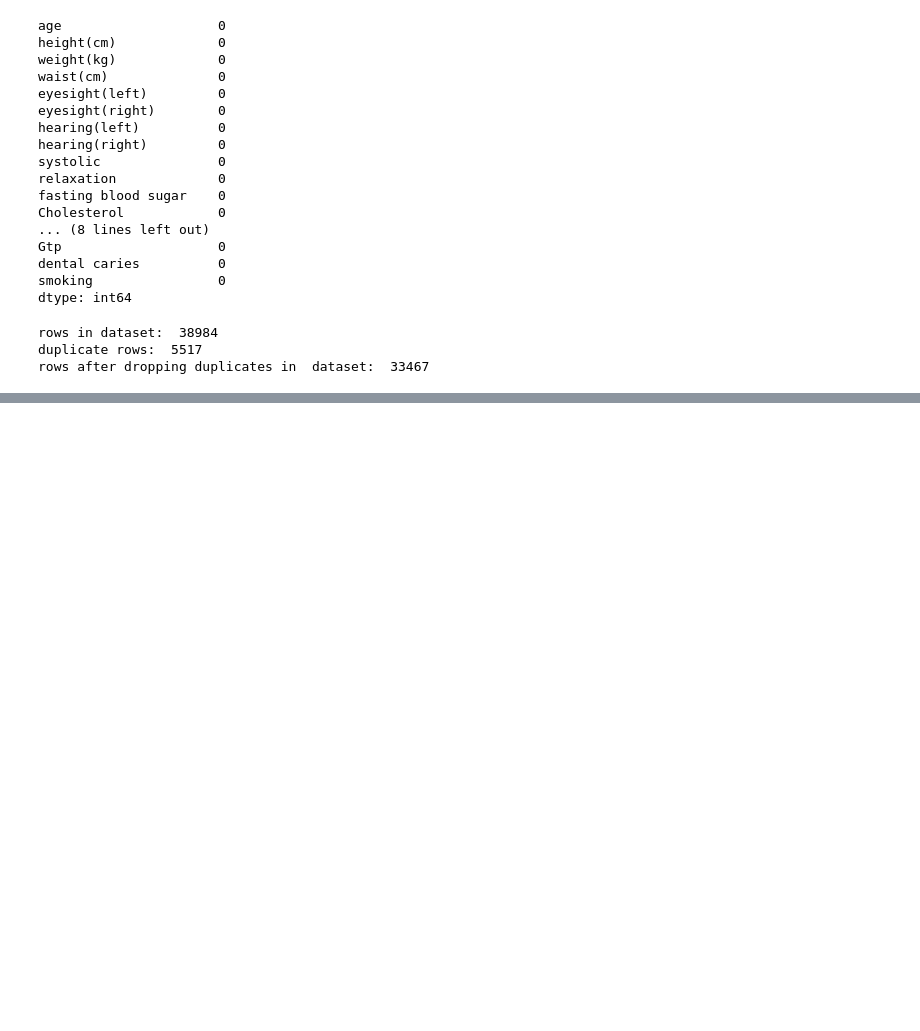
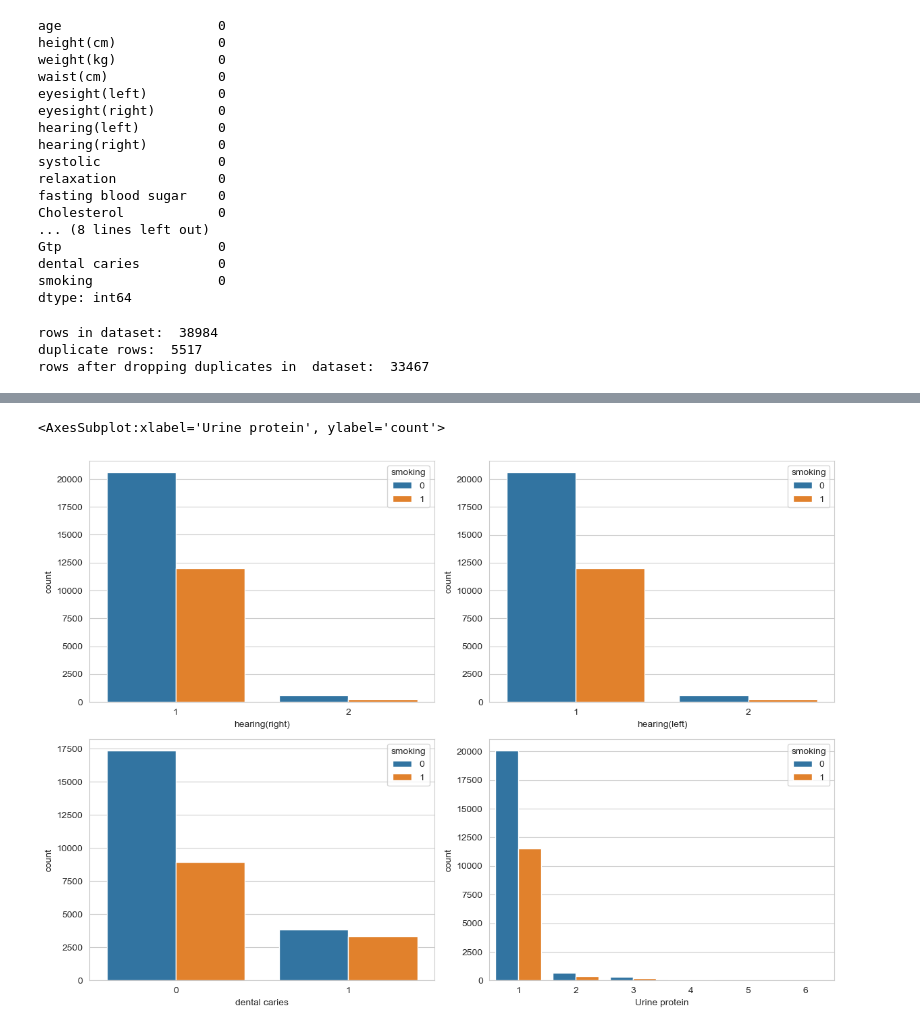
Before and after one commit to ironbongjr/data-mining-project, a Jupyter notebook: dm_proj.ipynb, the cells around one changed output, grey strips where cells are left out. Drawn from its saved outputs; the diff is of its cells as text; code cells hidden in the pictures; blank space fills up the shorter version.

Commit message:
data exploration and correlation analysis

```diff
--- a/dm_proj.ipynb
+++ b/dm_proj.ipynb
@@ -6,5 +7,5 @@ import matplotlib.pyplot as plt
 # %%
-df = pd.read_csv("C:/Users/ariji/Documents/college/data mining/project/archive/train_dataset.csv")
+df = pd.read_csv("./archive/train_dataset.csv")
 # %%
 df.head().style.background_gradient(cmap="summer")
 # %% [output]
@@ -53,0 +60,18 @@ s = sns.heatmap(corr, annot=True, fmt=".1f",cmap="crest")
+# %%
+plt.figure(figsize=(12,8))
+
+plt.subplot(2,2,1)
+sns.countplot(data=df1,x="hearing(right)",hue='smoking')
+
+plt.subplot(2,2,2)
+sns.countplot(data=df1,x="hearing(left)",hue='smoking')
+plt.tight_layout(pad=1.1)
+
+plt.subplot(2,2,3)
+sns.countplot(data=df1,x="dental caries",hue='smoking')
+
+plt.subplot(2,2,4)
+sns.countplot(data=df1,x="Urine protein",hue='smoking')
+# %% [output]
+<AxesSubplot:xlabel='Urine protein', ylabel='count'>
+[figure, added]
```
Also changed, not shown: parts of 9 cells of this notebook.
